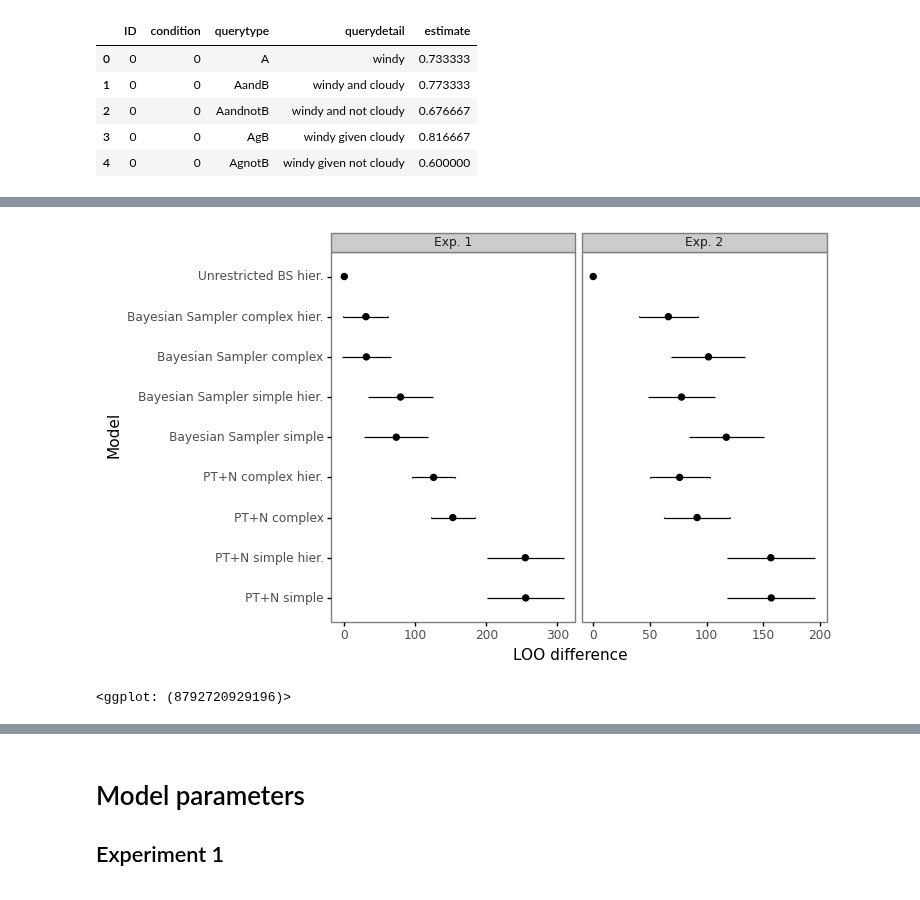
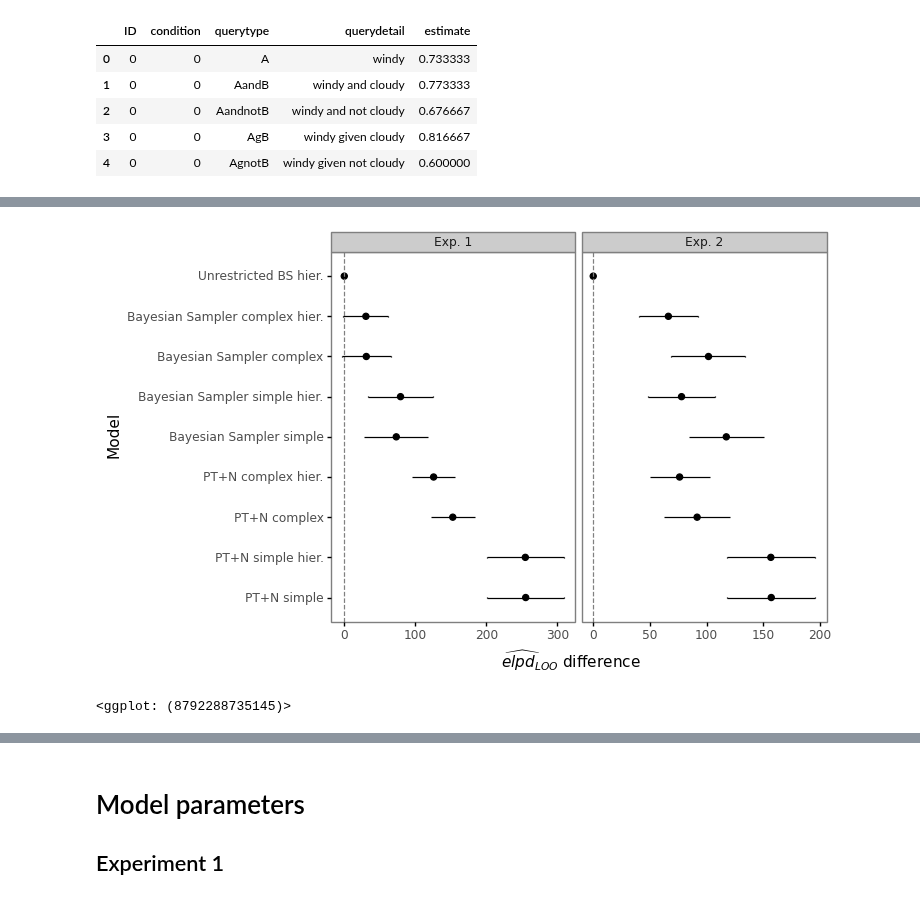
Before and after one commit to derekpowell/bayesian-sampler, a Jupyter notebook: bsampler-model-comp.ipynb, the cells around one changed output, grey strips where cells are left out. Cells and saved outputs as stored; diff of their text form; code cells hidden in the pictures.

```diff
--- a/bsampler-model-comp.ipynb
+++ b/bsampler-model-comp.ipynb
@@ -111,27 +125,28 @@ exp2_model_comparison = exp2_model_comparison >> s.mutate(Experiment = "Exp. 2",
 # %%
 from plotnine import *
 import siuba as s
 from siuba import _
 
 model_comparison = exp1_model_comparison.append(exp2_model_comparison)
 
 plt_compare = (
     model_comparison >>
     s.filter(_.model!="Relative Freq.") >>
     s.mutate(ul = _.d_loo + _.dse*2, ll = _.d_loo - _.dse*2) >>
     ggplot(aes(y="reorder(model, -d_loo)",  x= "d_loo", xmin="ll", xmax="ul")) +
     geom_point(size=2) +
+    geom_vline(xintercept=0, linetype="dashed", color="grey") +
     geom_errorbarh(height=.01, size=.5) +
     facet_wrap("Experiment", scales="free_x") +
-    labs(x = "LOO difference", y = "Model") +
+    labs(x = "$\\widehat{elpd}_{LOO}$ difference", y = "Model") +
     theme_bw() +
     theme(panel_grid = element_blank())
 )
 plt_compare.save(filename="paper-rmd/plot_compare.png")
 plt_compare
 # %% [output]
-[figure, old version]
+[figure, new version]
-<ggplot: (8792720929196)>
+<ggplot: (8792288735145)>
 # %%
 model_comparison
 # %% [output]
```
Also changed, not shown: parts of 5 cells of this notebook, 5 other files.
